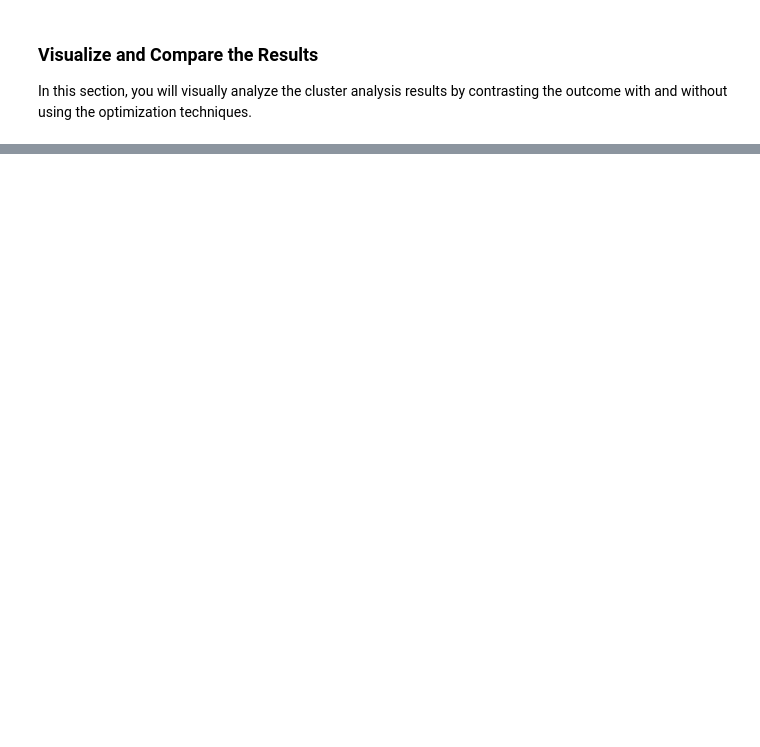
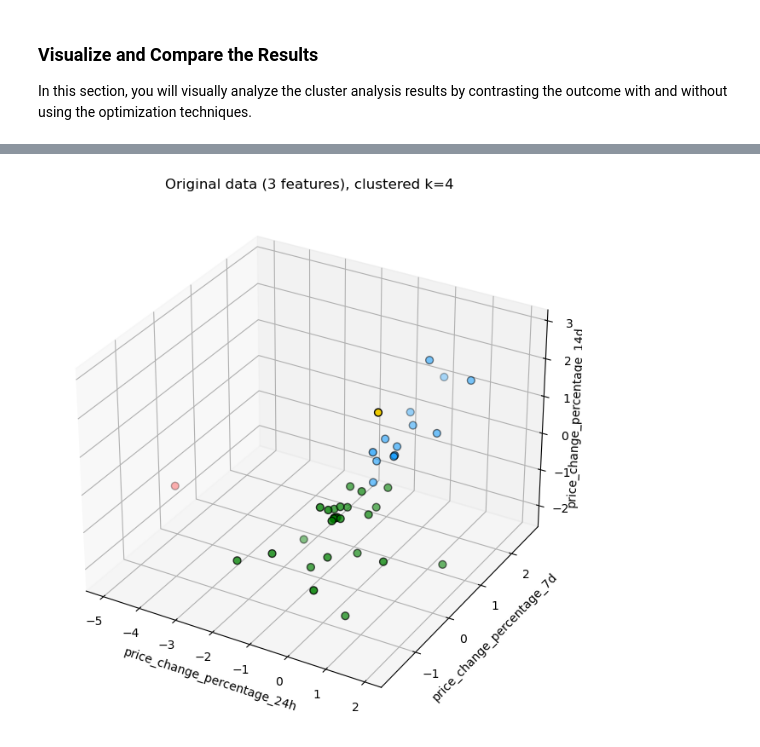
Before and after one commit to zachaa/CryptoClustering-challenge, a Jupyter notebook: Crypto_Clustering.ipynb, the cells around one changed output, grey strips where cells are left out. Saved outputs shown, nothing was run; the diff lists cells and outputs as text; code cells hidden in the pictures; blank space fills up the shorter version.

Commit message:
create functions, add comparison plots

```diff
--- a/Crypto_Clustering.ipynb
+++ b/Crypto_Clustering.ipynb
@@ -150,0 +179,4 @@ df_elbow.hvplot.line(x="k",
+# %%
+df_crypto_scaled_clustered = cluster_data_frame_KMeans(df_crypto_scaled_original,
+                                                       n_clusters=4, random_state=0)
+df_crypto_scaled_clustered.head()
@@ -254,0 +330,35 @@ In this section, you will visually analyze the cluster analysis results by contr
+# %%
+def plot_3d(df: pd.DataFrame, x_col: str, y_col: str, z_col: str, clusters: str, title: str):
+    """Plot a 3d scatter plot with matplotlib
+
+    :param df: pandas DataFrame with data in it
+    :param x_col: x values column name
+    :param y_col: y values column name
+    :param z_col: z values column name
+    :param clusters: clusters column name, for colors
+    :param title: title of graph
+    """
+    x = df[x_col]
+    y = df[y_col]
+    z = df[z_col]
+    colors = df[clusters].map({0: "#0095ff", 1: "r", 2: "#edca00", 3: "g"})
+
+    fig = plt.figure(figsize=(8, 8))
+    ax = plt.axes(projection='3d')
+    plt_3d = ax.scatter3D(x, y, z, c=colors, s=40, edgecolors="black")
+    ax.set_title(title)
+    ax.set_xlabel(x_col)
+    ax.set_ylabel(y_col)
+    ax.set_zlabel(z_col)
+    ax.zaxis.labelpad=-4  # move z axis label closer so it appears in figure
+    plt.show()
+# %%
+# 3D plot using 3 features from the original crypto market data
+plot_3d(df_crypto_scaled_clustered,
+        x_col="price_change_percentage_24h",
+        y_col="price_change_percentage_7d",
+        z_col="price_change_percentage_14d",
+        clusters="Cluster",
+        title="Original data (3 features), clustered k=4")
+# %% [output]
+[figure, added]
```
Also changed, not shown: parts of 40 cells of this notebook.
